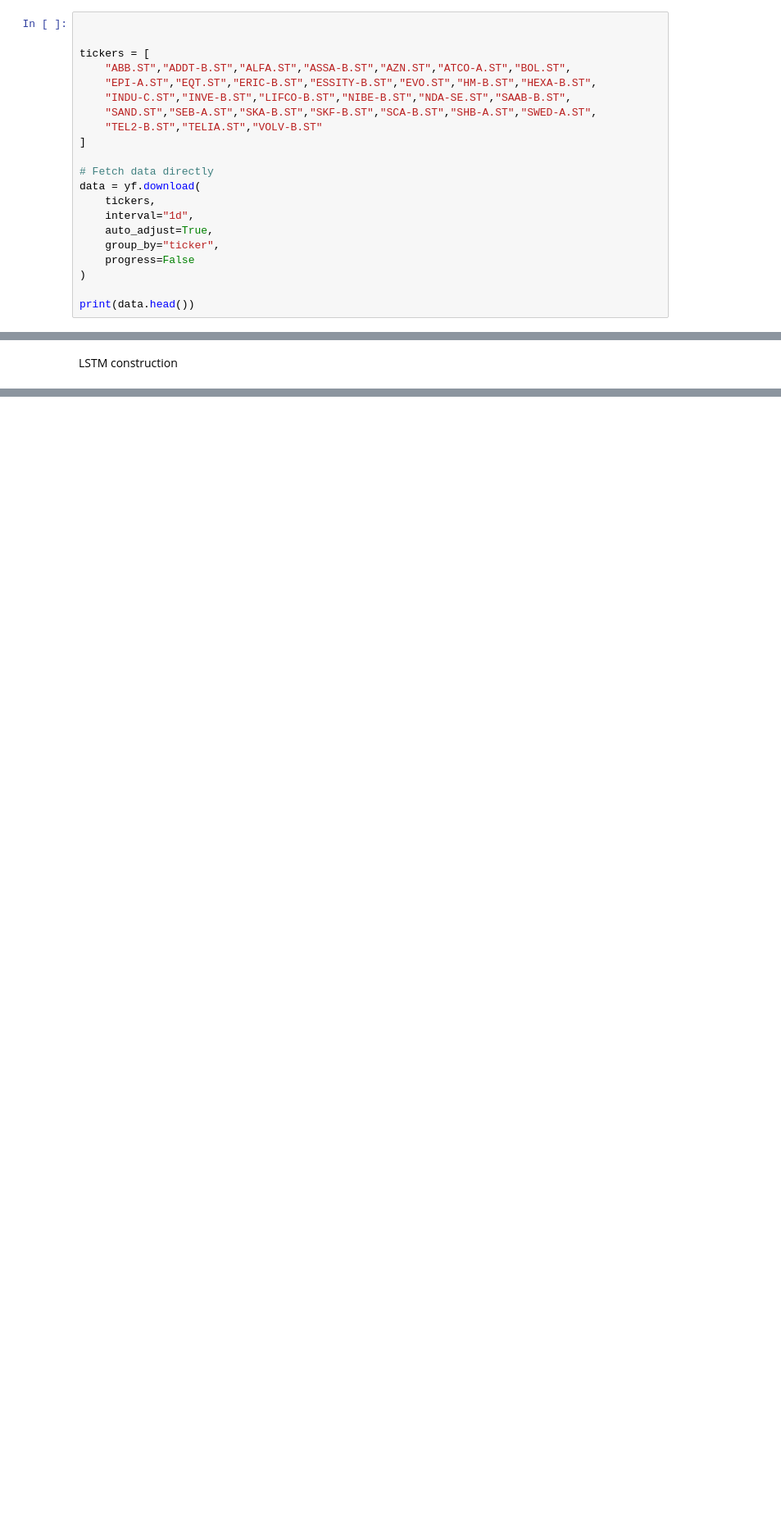
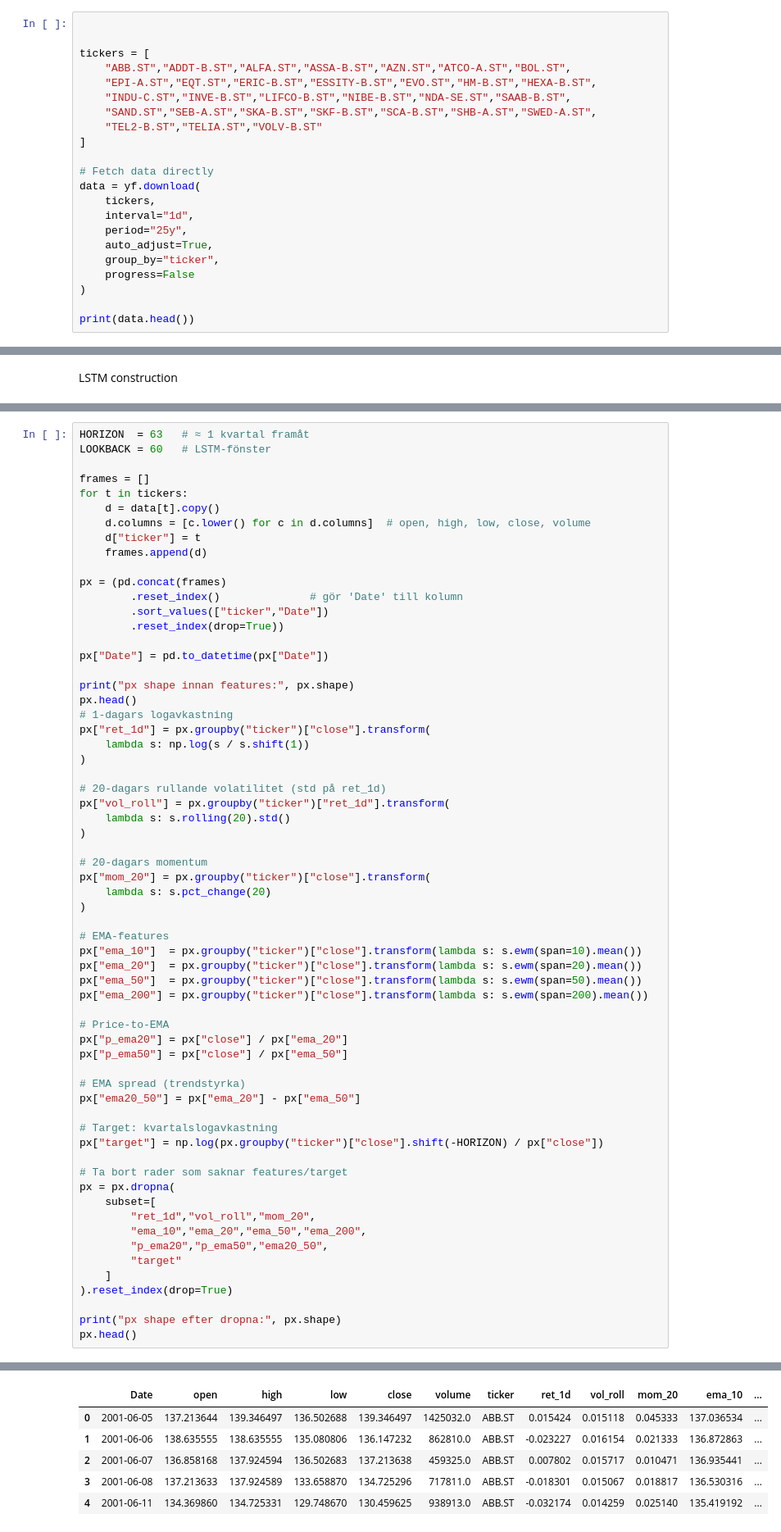
Before and after one commit to Tongthebread/AIequity, a Jupyter notebook: SwedishEquity.ipynb, the cells around one changed output, grey strips where cells are left out. Shown at 82% size. Cells and saved outputs as stored; diff of their text form; blank space fills up the shorter version.

```diff
--- a/SwedishEquity.ipynb
+++ b/SwedishEquity.ipynb
@@ -34,6 +33,7 @@ tickers = [
 data = yf.download(
     tickers,
     interval="1d",
+    period="25y",
     auto_adjust=True,
     group_by="ticker",
     progress=False
@@ -104,0 +128,64 @@ LSTM construction
+# %%
+HORIZON  = 63   # ≈ 1 kvartal framåt
+LOOKBACK = 60   # LSTM-fönster
+
+frames = []
+for t in tickers:
+    d = data[t].copy()
+    d.columns = [c.lower() for c in d.columns]  # open, high, low, close, volume
+    d["ticker"] = t
+    frames.append(d)
+
+px = (pd.concat(frames)
+        .reset_index()              # gör 'Date' till kolumn
+        .sort_values(["ticker","Date"])
+        .reset_index(drop=True))
+
+px["Date"] = pd.to_datetime(px["Date"])
+
+print("px shape innan features:", px.shape)
+px.head()
+# 1-dagars logavkastning
+px["ret_1d"] = px.groupby("ticker")["close"].transform(
+    lambda s: np.log(s / s.shift(1))
+)
+
+# 20-dagars rullande volatilitet (std på ret_1d)
+px["vol_roll"] = px.groupby("ticker")["ret_1d"].transform(
+    lambda s: s.rolling(20).std()
+)
+
+# 20-dagars momentum
+px["mom_20"] = px.groupby("ticker")["close"].transform(
+    lambda s: s.pct_change(20)
+)
+
+# EMA-features
+px["ema_10"]  = px.groupby("ticker")["close"].transform(lambda s: s.ewm(span=10).mean())
+px["ema_20"]  = px.groupby("ticker")["close"].transform(lambda s: s.ewm(span=20).mean())
+px["ema_50"]  = px.groupby("ticker")["close"].transform(lambda s: s.ewm(span=50).mean())
+px["ema_200"] = px.groupby("ticker")["close"].transform(lambda s: s.ewm(span=200).mean())
+
+# Price-to-EMA
+px["p_ema20"] = px["close"] / px["ema_20"]
+px["p_ema50"] = px["close"] / px["ema_50"]
+
+# EMA spread (trendstyrka)
+px["ema20_50"] = px["ema_20"] - px["ema_50"]
+
+# Target: kvartalslogavkastning
+px["target"] = np.log(px.groupby("ticker")["close"].shift(-HORIZON) / px["close"])
+
+# Ta bort rader som saknar features/target
+px = px.dropna(
+    subset=[
+        "ret_1d","vol_roll","mom_20",
+        "ema_10","ema_20","ema_50","ema_200",
+        "p_ema20","p_ema50","ema20_50",
+        "target"
+    ]
+).reset_index(drop=True)
+
+print("px shape efter dropna:", px.shape)
+px.head()
+# %% [output]
@@ -104,0 +194,6 @@ LSTM construction
+|  | Date | open | high | low | close | volume | ticker | ret_1d | vol_roll | mom_20 | ema_10 | ... |
+| 0 | 2001-06-05 | 137.213644 | 139.346497 | 136.502688 | 139.346497 | 1425032.0 | ABB.ST | 0.015424 | 0.015118 | 0.045333 | 137.036534 | ... |
+| 1 | 2001-06-06 | 138.635555 | 138.635555 | 135.080806 | 136.147232 | 862810.0 | ABB.ST | -0.023227 | 0.016154 | 0.021333 | 136.872863 | ... |
+| 2 | 2001-06-07 | 136.858168 | 137.924594 | 136.502683 | 137.213638 | 459325.0 | ABB.ST | 0.007802 | 0.015717 | 0.010471 | 136.935441 | ... |
+| 3 | 2001-06-08 | 137.213633 | 137.924589 | 133.658870 | 134.725296 | 717811.0 | ABB.ST | -0.018301 | 0.015067 | 0.018817 | 136.530316 | ... |
+| 4 | 2001-06-11 | 134.369860 | 134.725331 | 129.748670 | 130.459625 | 938913.0 | ABB.ST | -0.032174 | 0.014259 | 0.025140 | 135.419192 | ... |
```
Also changed, not shown: parts of 19 cells of this notebook.
